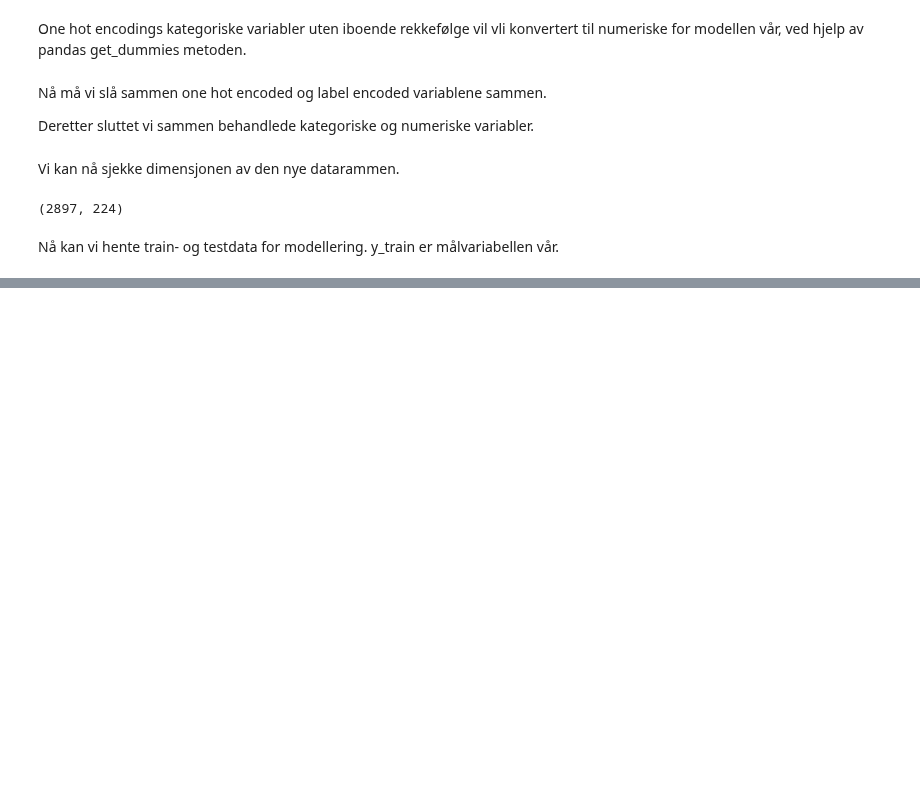
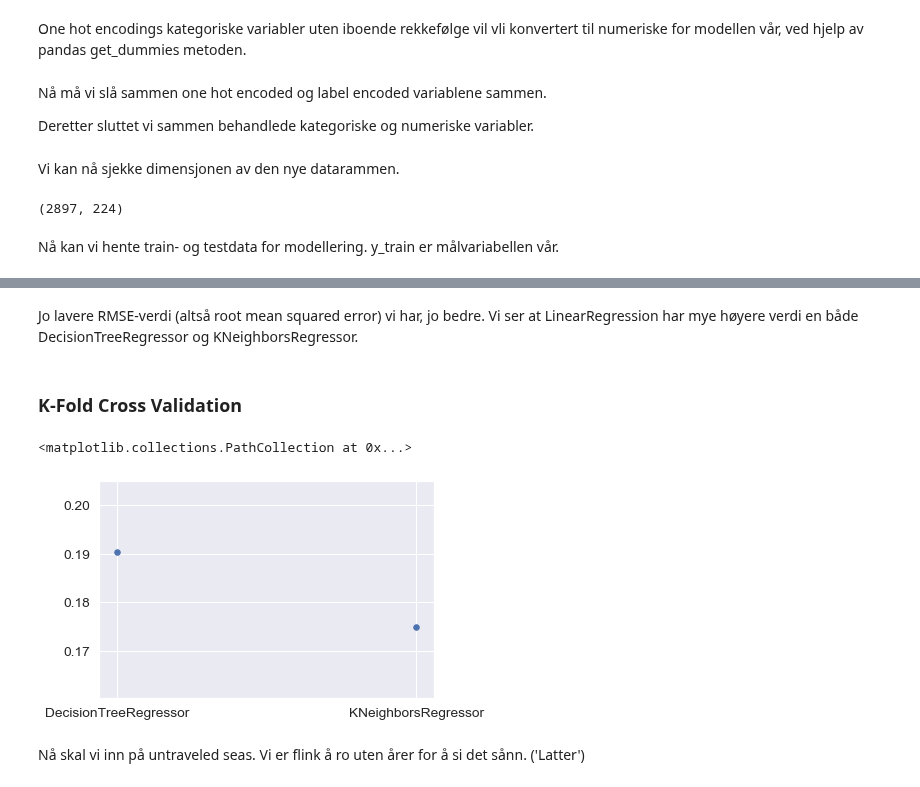
Before and after one commit to sebastianberge/ames-housing-prices, a Jupyter notebook: Ames - Housing Prices.ipynb, the cells around one changed output, grey strips where cells are left out. Drawn from its saved outputs; the diff is of its cells as text; code cells hidden in the pictures; blank space fills up the shorter version.

```diff
--- a/Ames - Housing Prices.ipynb
+++ b/Ames - Housing Prices.ipynb
@@ -458,0 +494,4 @@ TypeError: cannot do slice indexing on <class 'pandas.core.indexes.numeric.Int64
+# %%
+lr = LinearRegression(n_jobs = -1)
+dt = DecisionTreeRegressor(random_state = seed)
+kn = KNeighborsRegressor(n_jobs = -1)
@@ -458,0 +551,24 @@ TypeError: cannot do slice indexing on <class 'pandas.core.indexes.numeric.Int64
+# %% [markdown]
+Jo lavere RMSE-verdi (altså root mean squared error) vi har, jo bedre. Vi ser at LinearRegression har mye høyere verdi en både DecisionTreeRegressor og KNeighborsRegressor.
+# %% [markdown]
+### K-Fold Cross Validation
+# %%
+def cross_validation(model):
+    from sklearn.model_selection import cross_val_score
+    val_score = cross_val_score(model, df_train_final, y_train, cv = 10, n_jobs = -1, scoring = 'neg_mean_squared_error')
+    sq_val_score = np.sqrt(-1*val_score)
+    r_val_score = np.round(sq_val_score, 5)
+    return r_val_score.mean()
+
+cross_val_scores = []
+for model in models:
+    cross_val_scores.append(cross_validation(model))
+
+x_val_score = pd.DataFrame(data = cross_val_scores, columns=['Cross_Val_Score(RMSE)'])
+x_val_score.index = ['DecisionTreeRegressor', 'KNeighborsRegressor']
+plt.scatter(x_val_score.index, x_val_score['Cross_Val_Score(RMSE)'], 30,)
+# %% [output]
+<matplotlib.collections.PathCollection at 0x...>
+[figure, added]
+# %% [markdown]
+Nå skal vi inn på untraveled seas. Vi er flink å ro uten årer for å si det sånn. ('Latter')
```
Also changed, not shown: parts of 18 cells of this notebook.
